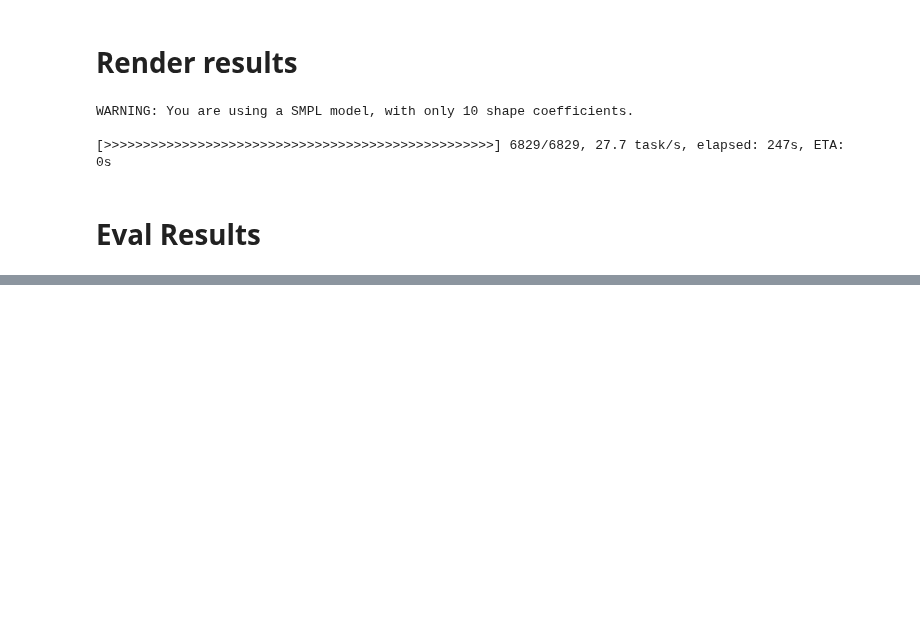
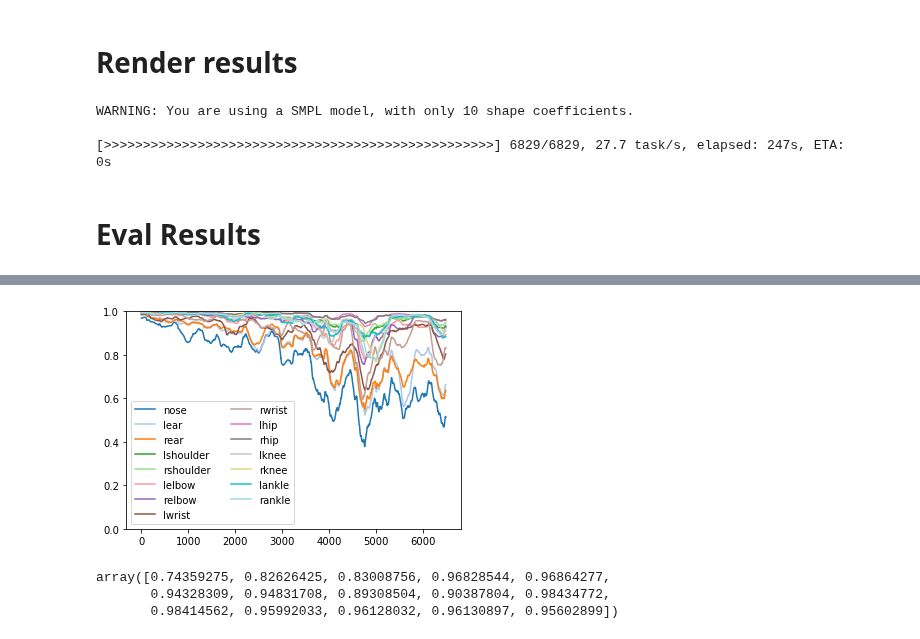
Before and after one commit to 2food/APEC, a Jupyter notebook: hmr.ipynb, the cells around one changed output, grey strips where cells are left out. Drawn from its saved outputs; the diff is of its cells as text; code cells hidden in the pictures; blank space fills up the shorter version.

```diff
--- a/hmr.ipynb
+++ b/hmr.ipynb
@@ -174,0 +174,10 @@ plt.legend(loc='lower left', ncol=2)
+# %%
+score_per_joint_per_frameoint_per_frame(oks_testval)
+# %% [output]
+[figure, added]
+# %%
+oks_testval.mean(axis=0)
+# %% [output]
+array([0.74359275, 0.82626425, 0.83008756, 0.96828544, 0.96864277,
+       0.94328309, 0.94831708, 0.89308504, 0.90387804, 0.98434772,
+       0.98414562, 0.95992033, 0.96128032, 0.96130897, 0.95602899])
```
Also changed, not shown: parts of 4 cells of this notebook, 3 other files.
